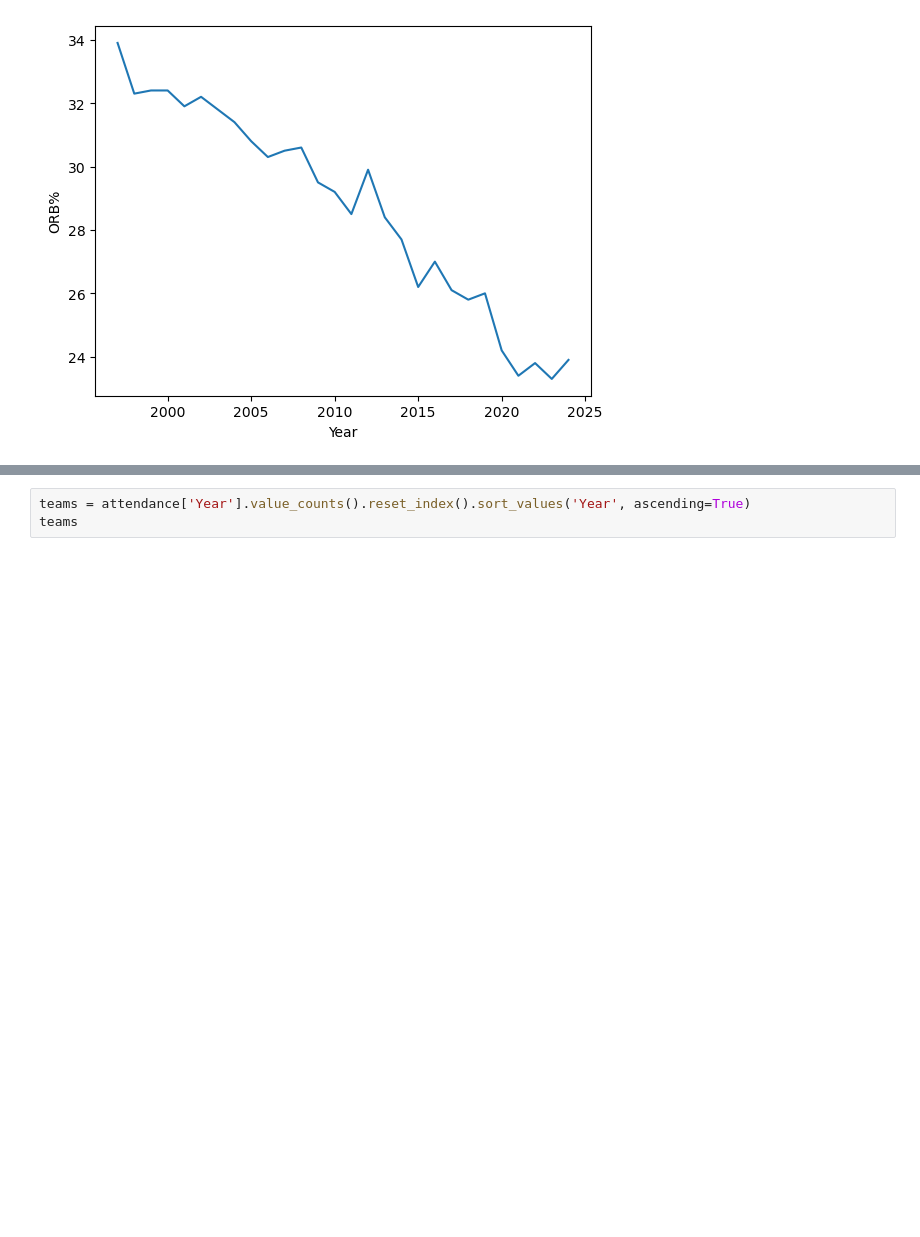
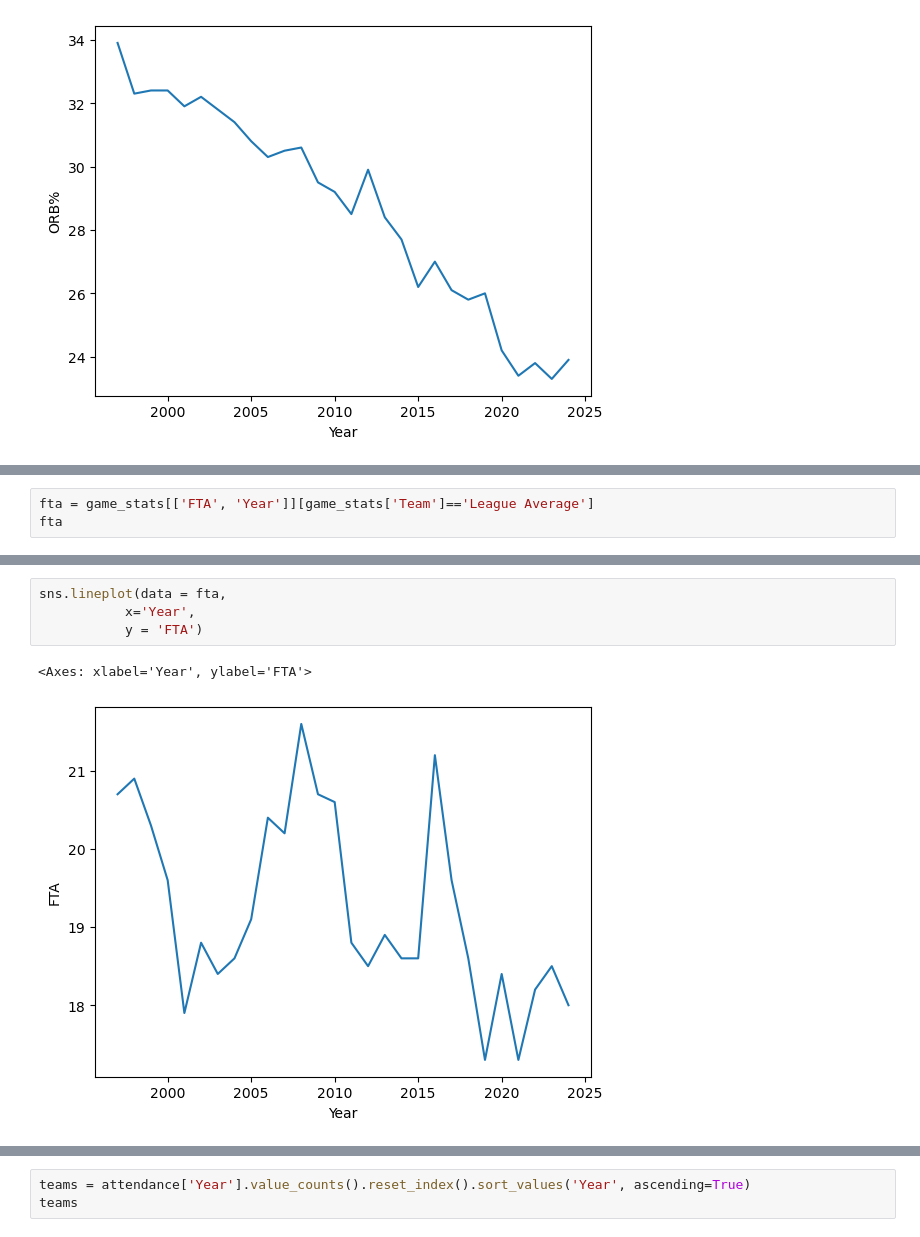
Before and after one commit to tasleem-m/Insight-into-the-WNBA, a Jupyter notebook: notebook/Capstone_copy.ipynb, the cells around one changed output, grey strips where cells are left out. Drawn from its saved outputs; the diff is of its cells as text; blank space fills up the shorter version.

```diff
--- a/notebook/Capstone_copy.ipynb
+++ b/notebook/Capstone_copy.ipynb
@@ -253,0 +258,3 @@ sns.lineplot(data = oreb,
+# %%
+fta = game_stats[['FTA', 'Year']][game_stats['Team']=='League Average']
+fta
@@ -253,0 +279,7 @@ sns.lineplot(data = oreb,
+# %%
+sns.lineplot(data = fta,
+           x='Year',
+           y = 'FTA')
+# %% [output]
+<Axes: xlabel='Year', ylabel='FTA'>
+[figure, added]
```
Also changed, not shown: parts of 18 cells of this notebook.
